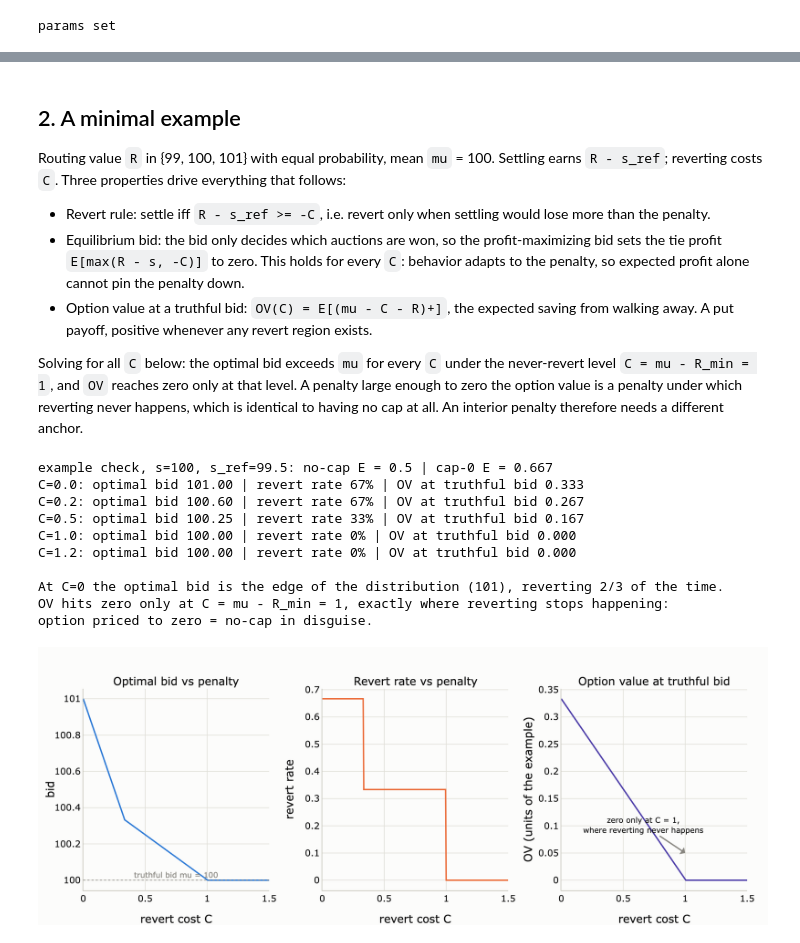
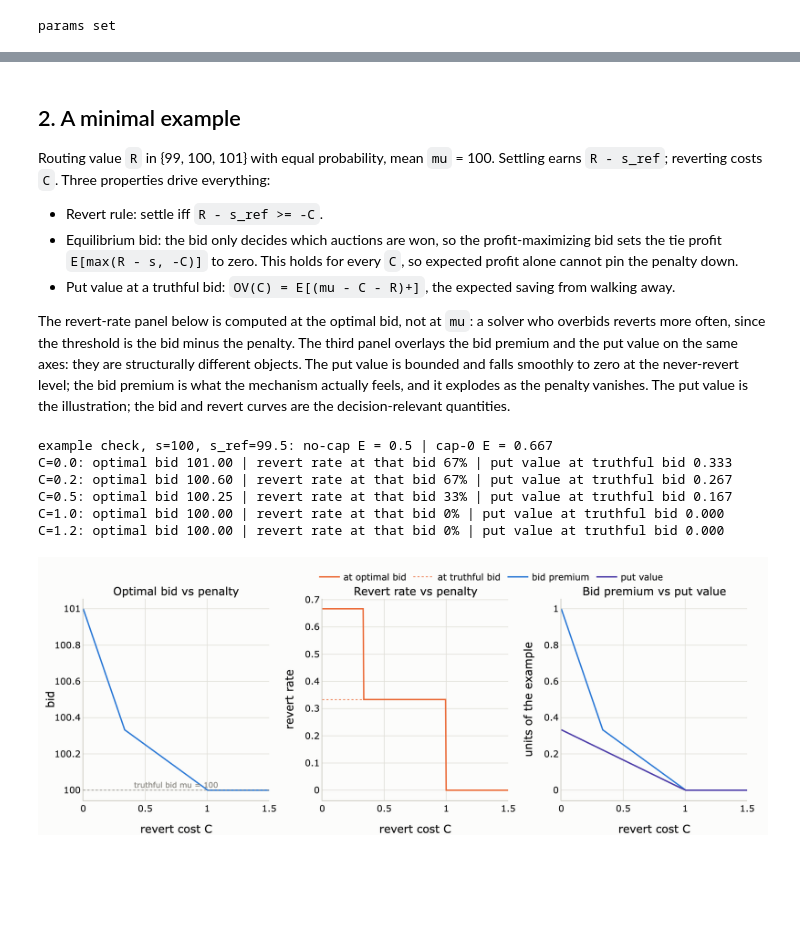
Before and after one commit to cowprotocol/penalty-research, a Jupyter notebook: solver_revert_option_pricing.ipynb, the cells around one changed output, grey strips where cells are left out. Saved outputs shown, nothing was run; the diff lists cells and outputs as text; code cells hidden in the pictures; blank space fills up the shorter version.

```diff
--- a/solver_revert_option_pricing.ipynb
+++ b/solver_revert_option_pricing.ipynb
@@ -126,12 +133,12 @@ LONGTAIL (synthetic, 5x DOGE)  TSRV per-second vol 3.937 bps/sqrt(s) | vol over
 # %% [markdown]
 ## 2. A minimal example
 
-Routing value `R` in {99, 100, 101} with equal probability, mean `mu` = 100. Settling earns `R - s_ref`; reverting costs `C`. Three properties drive everything that follows:
-- Revert rule: settle iff `R - s_ref >= -C`, i.e. revert only when settling would lose more than the penalty.
-- Equilibrium bid: the bid only decides which auctions are won, so the profit-maximizing bid sets the tie profit `E[max(R - s, -C)]` to zero. This holds for every `C`: behavior adapts to the penalty, so expected profit alone cannot pin the penalty down.
-- Option value at a truthful bid: `OV(C) = E[(mu - C - R)+]`, the expected saving from walking away. A put payoff, positive whenever any revert region exists.
+Routing value `R` in {99, 100, 101} with equal probability, mean `mu` = 100. Settling earns `R - s_ref`; reverting costs `C`. Three properties drive everything:
+- Revert rule: settle iff `R - s_ref >= -C`.
+- Equilibrium bid: the bid only decides which auctions are won, so the profit-maximizing bid sets the tie profit `E[max(R - s, -C)]` to zero. This holds for every `C`, so expected profit alone cannot pin the penalty down.
+- Put value at a truthful bid: `OV(C) = E[(mu - C - R)+]`, the expected saving from walking away.
 
-Solving for all `C` below: the optimal bid exceeds `mu` for every `C` under the never-revert level `C = mu - R_min = 1`, and `OV` reaches zero only at that level. A penalty large enough to zero the option value is a penalty under which reverting never happens, which is identical to having no cap at all. An interior penalty therefore needs a different anchor.
+The revert-rate panel below is computed at the optimal bid, not at `mu`: a solver who overbids reverts more often, since the threshold is the bid minus the penalty. The third panel overlays the bid premium and the put value on the same axes: they are structurally different objects. The put value is bounded and falls smoothly to zero at the never-revert level; the bid premium is what the mechanism actually feels, and it explodes as the penalty vanishes. The put value is the illustration; the bid and revert curves are the decision-relevant quantities.
 # %%
 R_STATES = np.array([99.0, 100.0, 101.0]); MU = 100.0
 
@@ -148,53 +155,48 @@ def revert_rate(s, C):
 
 Cs = np.linspace(0, 1.5, 301)
 sstar = np.array([opt_bid(C) for C in Cs])
-rrate = np.array([revert_rate(s, C) for s, C in zip(sstar, Cs)])
+rr_opt = np.array([revert_rate(s, C) for s, C in zip(sstar, Cs)])
+rr_mu = np.array([revert_rate(MU, C) for C in Cs])
 ov = np.array([np.mean(np.maximum(MU - C - R_STATES, 0)) for C in Cs])
 
 print("example check, s=100, s_ref=99.5: no-cap E =",
       round(np.mean(R_STATES - 99.5), 3), "| cap-0 E =", round(np.mean(np.maximum(R_STATES - 99.5, 0)), 3))
 for C in [0.0, 0.2, 0.5, 1.0, 1.2]:
     s = opt_bid(C)
-    print(f"C={C:.1f}: optimal bid {s:.2f} | revert rate {revert_rate(s, C):.0%} | "
-          f"OV at truthful bid {np.mean(np.maximum(MU - C - R_STATES, 0)):.3f}")
-print()
-print("At C=0 the optimal bid is the edge of the distribution (101), reverting 2/3 of the time.")
-print("OV hits zero only at C = mu - R_min = 1, exactly where reverting stops happening:")
-print("option priced to zero = no-cap in disguise.")
+    print(f"C={C:.1f}: optimal bid {s:.2f} | revert rate at that bid {revert_rate(s, C):.0%} | "
+          f"put value at truthful bid {np.mean(np.maximum(MU - C - R_STATES, 0)):.3f}")
 # %% [output]
 example check, s=100, s_ref=99.5: no-cap E = 0.5 | cap-0 E = 0.667
-C=0.0: optimal bid 101.00 | revert rate 67% | OV at truthful bid 0.333
-C=0.2: optimal bid 100.60 | revert rate 67% | OV at truthful bid 0.267
-C=0.5: optimal bid 100.25 | revert rate 33% | OV at truthful bid 0.167
-C=1.0: optimal bid 100.00 | revert rate 0% | OV at truthful bid 0.000
-C=1.2: optimal bid 100.00 | revert rate 0% | OV at truthful bid 0.000
-
-At C=0 the optimal bid is the edge of the distribution (101), reverting 2/3 of the time.
-OV hits zero only at C = mu - R_min = 1, exactly where reverting stops happening:
-option priced to zero = no-cap in disguise.
+C=0.0: optimal bid 101.00 | revert rate at that bid 67% | put value at truthful bid 0.333
+C=0.2: optimal bid 100.60 | revert rate at that bid 67% | put value at truthful bid 0.267
+C=0.5: optimal bid 100.25 | revert rate at that bid 33% | put value at truthful bid 0.167
+C=1.0: optimal bid 100.00 | revert rate at that bid 0% | put value at truthful bid 0.000
+C=1.2: optimal bid 100.00 | revert rate at that bid 0% | put value at truthful bid 0.000
 # %%
 fig = make_subplots(rows=1, cols=3, horizontal_spacing=0.08,
                     subplot_titles=("Optimal bid vs penalty", "Revert rate vs penalty",
-                                    "Option value at truthful bid"))
+                                    "Bid premium vs put value"))
 fig.add_trace(go.Scatter(x=Cs, y=sstar, mode="lines", line=dict(color="#2a78d6", width=2),
                          showlegend=False), row=1, col=1)
 fig.add_hline(y=MU, line=dict(color=GRAY, dash="dot", width=1), row=1, col=1)
 fig.add_annotation(text="truthful bid mu = 100", x=0.75, y=MU, yanchor="bottom", showarrow=False,
                    font=dict(color=GRAY, size=11), row=1, col=1)
-fig.add_trace(go.Scatter(x=Cs, y=rrate, mode="lines", line=dict(color="#eb6834", width=2),
-                         showlegend=False), row=1, col=2)
+fig.add_trace(go.Scatter(x=Cs, y=rr_opt, mode="lines", line=dict(color="#eb6834", width=2),
+                         name="at optimal bid"), row=1, col=2)
+fig.add_trace(go.Scatter(x=Cs, y=rr_mu, mode="lines", line=dict(color="#eb6834", width=1, dash="dot"),
+                         name="at truthful bid"), row=1, col=2)
+fig.add_trace(go.Scatter(x=Cs, y=sstar - MU, mode="lines", line=dict(color="#2a78d6", width=2),
+                         name="bid premium"), row=1, col=3)
 fig.add_trace(go.Scatter(x=Cs, y=ov, mode="lines", line=dict(color="#4a3aa7", width=2),
-                         showlegend=False), row=1, col=3)
-fig.add_annotation(text="zero only at C = 1,<br>where reverting never happens",
-                   x=1.0, y=0.05, ax=-60, ay=-40, showarrow=True, arrowcolor=GRAY,
-                   font=dict(size=11), row=1, col=3)
+                         name="put value"), row=1, col=3)
 for c in (1, 2, 3):
     fig.update_xaxes(title_text="revert cost C", row=1, col=c)
 fig.update_yaxes(title_text="bid", row=1, col=1)
 fig.update_yaxes(title_text="revert rate", row=1, col=2)
-fig.update_yaxes(title_text="OV (units of the example)", row=1, col=3)
+fig.update_yaxes(title_text="units of the example", row=1, col=3)
 style(fig, h=400)
+fig.update_layout(legend=dict(orientation="h", y=1.16, x=0.35))
 fig.show()
 # %% [output]
-[figure, old version]
+[figure, new version]
 # %% [markdown]
```
Also changed, not shown: parts of 29 cells of this notebook.
